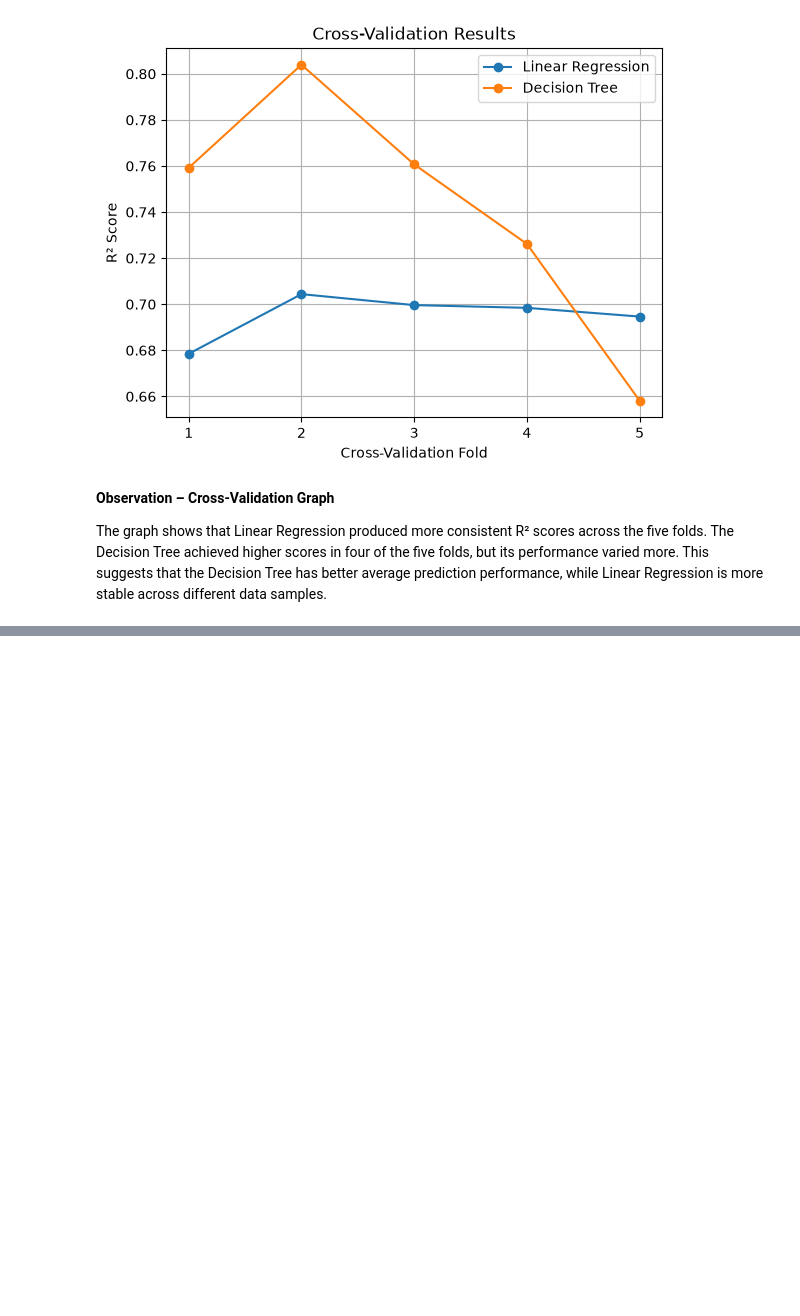
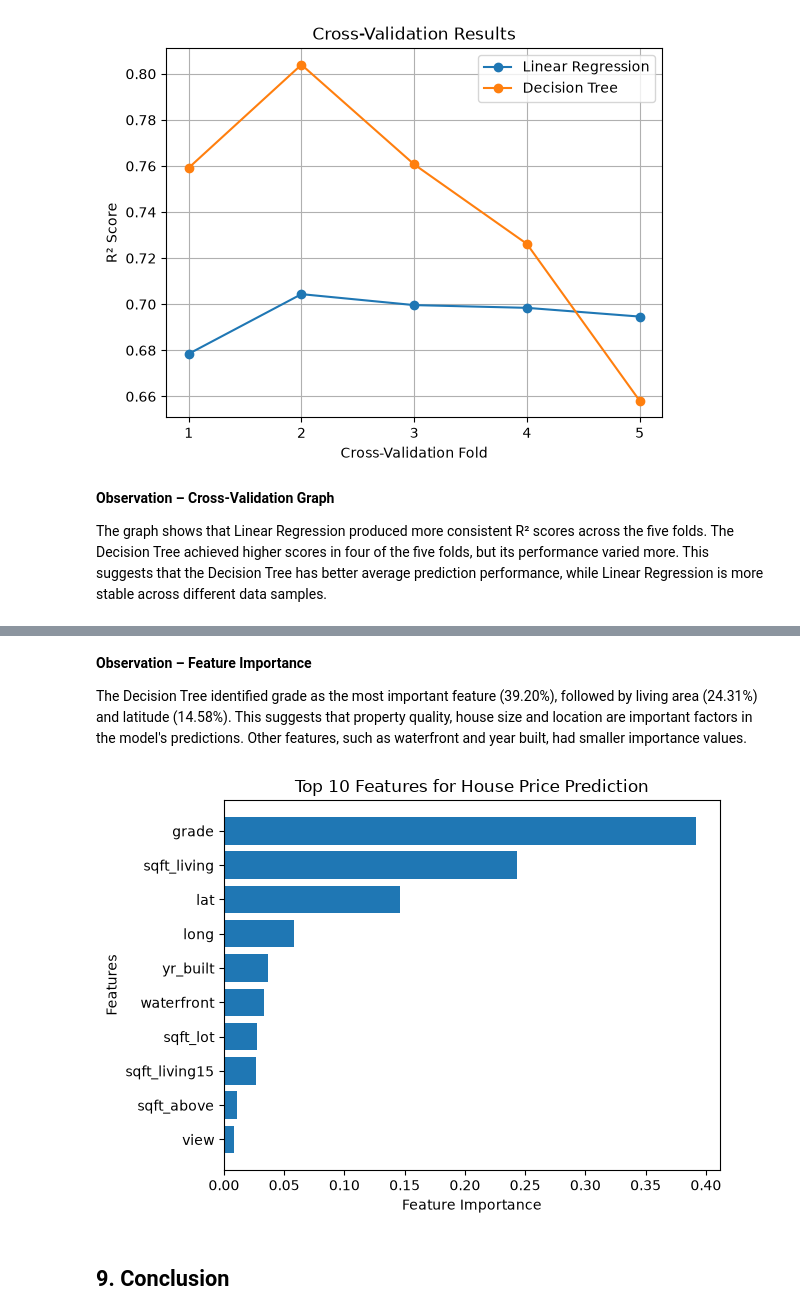
Before and after one commit to simo100000/Machine-Learning, a Jupyter notebook: machine learning-checkpoint.ipynb, the cells around one changed output, grey strips where cells are left out. Cells and saved outputs as stored; diff of their text form; code cells hidden in the pictures; blank space fills up the shorter version.

```diff
--- a/machine learning-checkpoint.ipynb
+++ b/machine learning-checkpoint.ipynb
@@ -702,0 +743,17 @@ The graph shows that Linear Regression produced more consistent R² scores acros
+# %%
+# Get feature importance from the tuned Decision Tree
+importance = best_dt.feature_importances_
+
+# Create a table of feature importance
+feature_importance = pd.DataFrame({
+    'Feature': X.columns,
+    'Importance': importance
+})
+
+# Sort features by importance
+feature_importance = feature_importance.sort_values(
+    by='Importance', ascending=False
+)
+
+# Display the 10 most important features
+print(feature_importance.head(10))
@@ -702,0 +772,19 @@ The graph shows that Linear Regression produced more consistent R² scores acros
+# %% [markdown]
+**Observation – Feature Importance**
+
+The Decision Tree identified grade as the most important feature (39.20%), followed by living area (24.31%) and latitude (14.58%). This suggests that property quality, house size and location are important factors in the model's predictions. Other features, such as waterfront and year built, had smaller importance values.
+# %%
+# Plot the 10 most important features
+top_features = feature_importance.head(10)
+
+plt.barh(top_features['Feature'], top_features['Importance'])
+
+plt.xlabel('Feature Importance')
+plt.ylabel('Features')
+plt.title('Top 10 Features for House Price Prediction')
+plt.gca().invert_yaxis()
+plt.show()
+# %% [output]
+[figure, added]
+# %% [markdown]
+## 9. Conclusion
```
Also changed, not shown: parts of 7 cells of this notebook.
